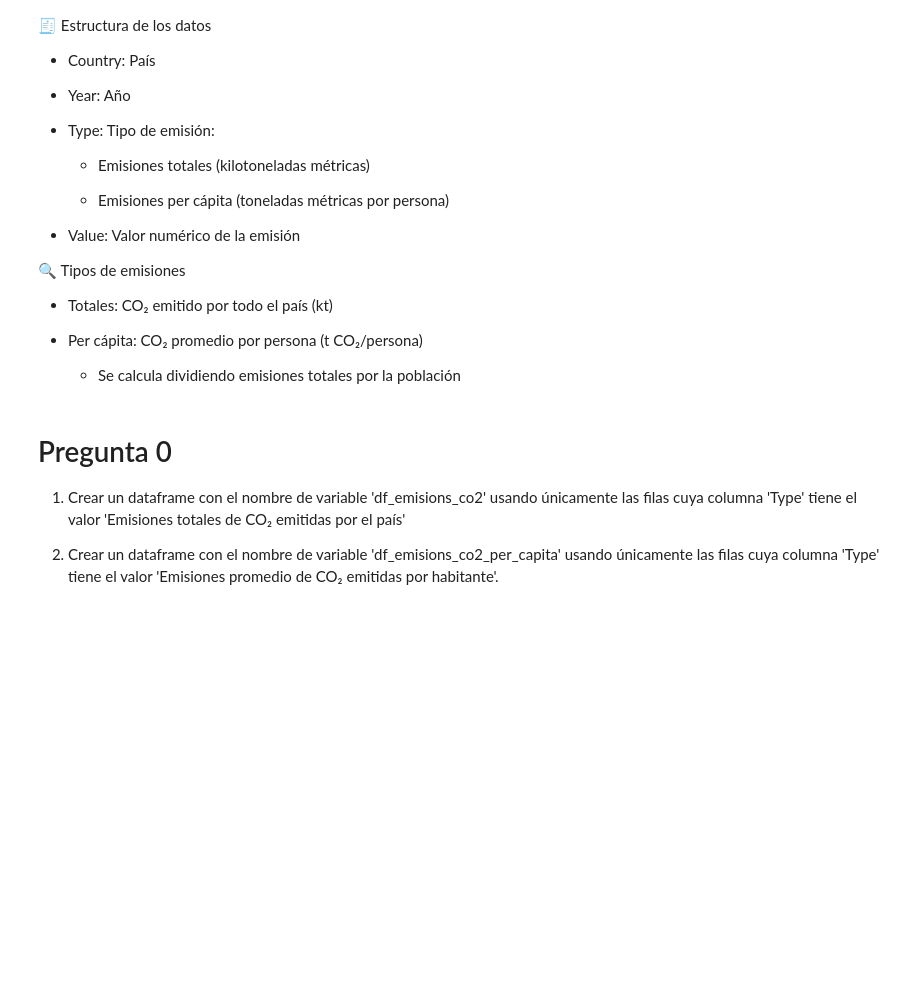
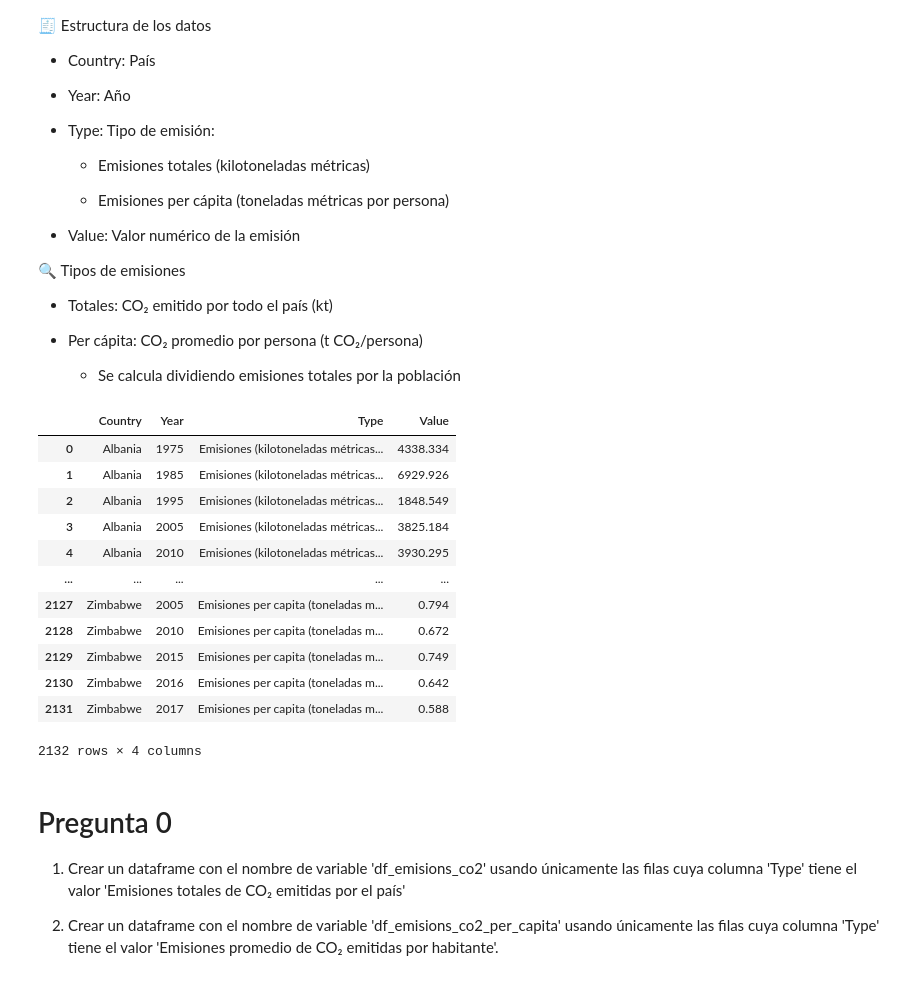
Before and after one commit to Kenneth-Arias/2025C1-G01-FUNDAMENTOS-DE-PYTHON, a Jupyter notebook: Clases/Clase 13/Análisis Proyecto Final.v2.ipynb, the cells around one changed output. Cells and saved outputs as stored; diff of their text form; code cells hidden in the pictures; blank space fills up the shorter version.

```diff
--- a/Clases/Clase 13/Análisis Proyecto Final.v2.ipynb
+++ b/Clases/Clase 13/Análisis Proyecto Final.v2.ipynb
@@ -37,8 +37,28 @@ Contiene datos de emisiones de dióxido de carbono (CO₂) de varios países ent
 # %%
 #Importa el CSV como un DataFrame
 import csv
 import pandas as pd
 import matplotlib.pyplot as plt
+
+ruta_archivo_csv = "Estimaciones_Emisiones_Dioxido_Carbono.csv"
+
+df = pd.read_csv(ruta_archivo_csv, delimiter=',', encoding='utf-8')
+
+df
+# %% [output]
+|  | Country | Year | Type | Value |
+| 0 | Albania | 1975 | Emisiones (kilotoneladas métricas... | 4338.334 |
+| 1 | Albania | 1985 | Emisiones (kilotoneladas métricas... | 6929.926 |
+| 2 | Albania | 1995 | Emisiones (kilotoneladas métricas... | 1848.549 |
+| 3 | Albania | 2005 | Emisiones (kilotoneladas métricas... | 3825.184 |
+| 4 | Albania | 2010 | Emisiones (kilotoneladas métricas... | 3930.295 |
+| ... | ... | ... | ... | ... |
+| 2127 | Zimbabwe | 2005 | Emisiones per capita (toneladas m... | 0.794 |
+| 2128 | Zimbabwe | 2010 | Emisiones per capita (toneladas m... | 0.672 |
+| 2129 | Zimbabwe | 2015 | Emisiones per capita (toneladas m... | 0.749 |
+| 2130 | Zimbabwe | 2016 | Emisiones per capita (toneladas m... | 0.642 |
+| 2131 | Zimbabwe | 2017 | Emisiones per capita (toneladas m... | 0.588 |
+2132 rows × 4 columns
 # %% [markdown]
 # Pregunta 0
 
```
Also changed, not shown: parts of 2 cells of this notebook, 1 other file.
